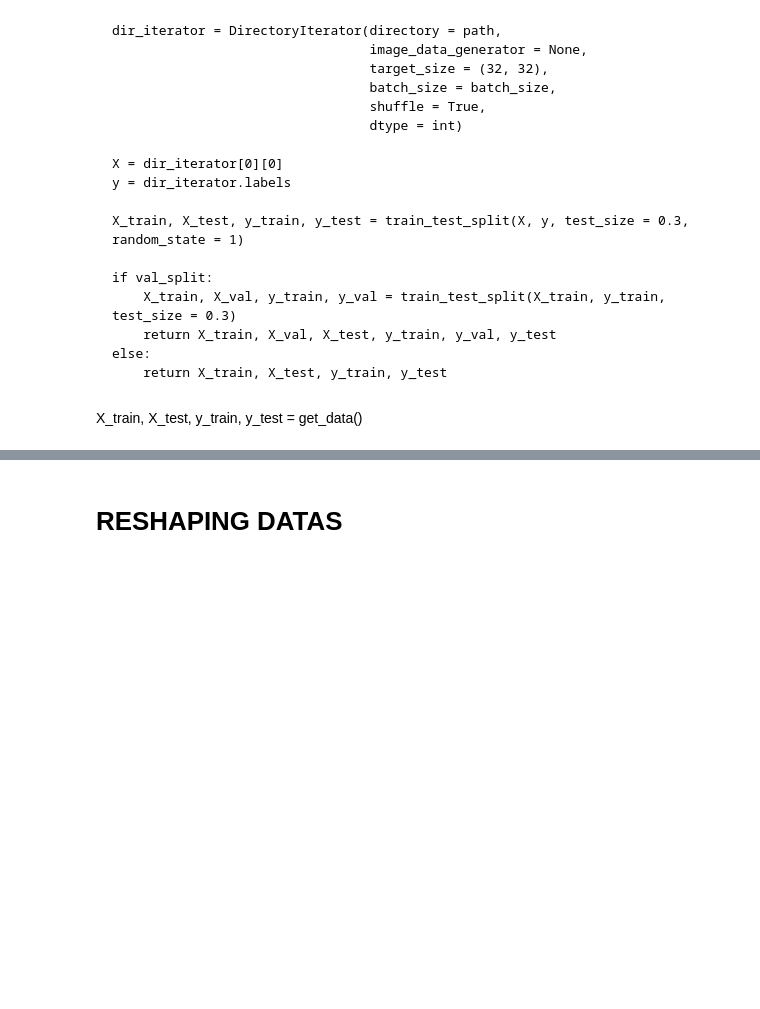
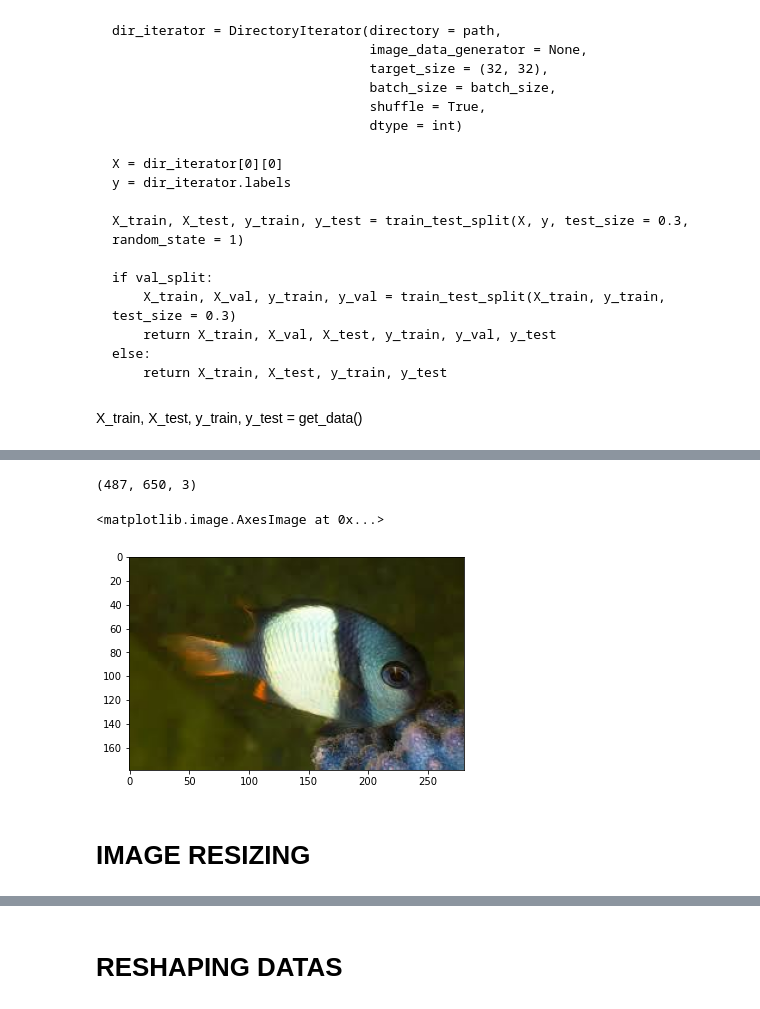
Before and after one commit to annemariemichaud/catchafish, a Jupyter notebook: notebooks/db_notebook.ipynb, the cells around one changed output, grey strips where cells are left out. Drawn from its saved outputs; the diff is of its cells as text; code cells hidden in the pictures; blank space fills up the shorter version.

```diff
--- a/notebooks/db_notebook.ipynb
+++ b/notebooks/db_notebook.ipynb
@@ -94,0 +261,2 @@ Found 1305 images belonging to 11 classes.
+# %%
+filenames_list = [get_subfolding(subfolding[i]) for i in range(len(subfolding))]
@@ -94,0 +279,6 @@ Found 1305 images belonging to 11 classes.
+# %%
+filenames = [ x for y in filenames_list for x in y ] #FLATTENING
+# %%
+%%time
+#imagespaths = [loadIma'ges(f) for f in subfolders]
+im_data = [cv2.imread(f'{f}') for f in filenames]
@@ -94,0 +287,13 @@ Found 1305 images belonging to 11 classes.
+# %%
+im_data[0].shape
+# %% [output]
+(487, 650, 3)
+# %%
+im_data_array = np.array(im_data)
+# %%
+plt.imshow(im_data_array[54])
+# %% [output]
+<matplotlib.image.AxesImage at 0x...>
+[figure, added]
+# %% [markdown]
+# IMAGE RESIZING
```
Also changed, not shown: parts of 144 cells of this notebook.
